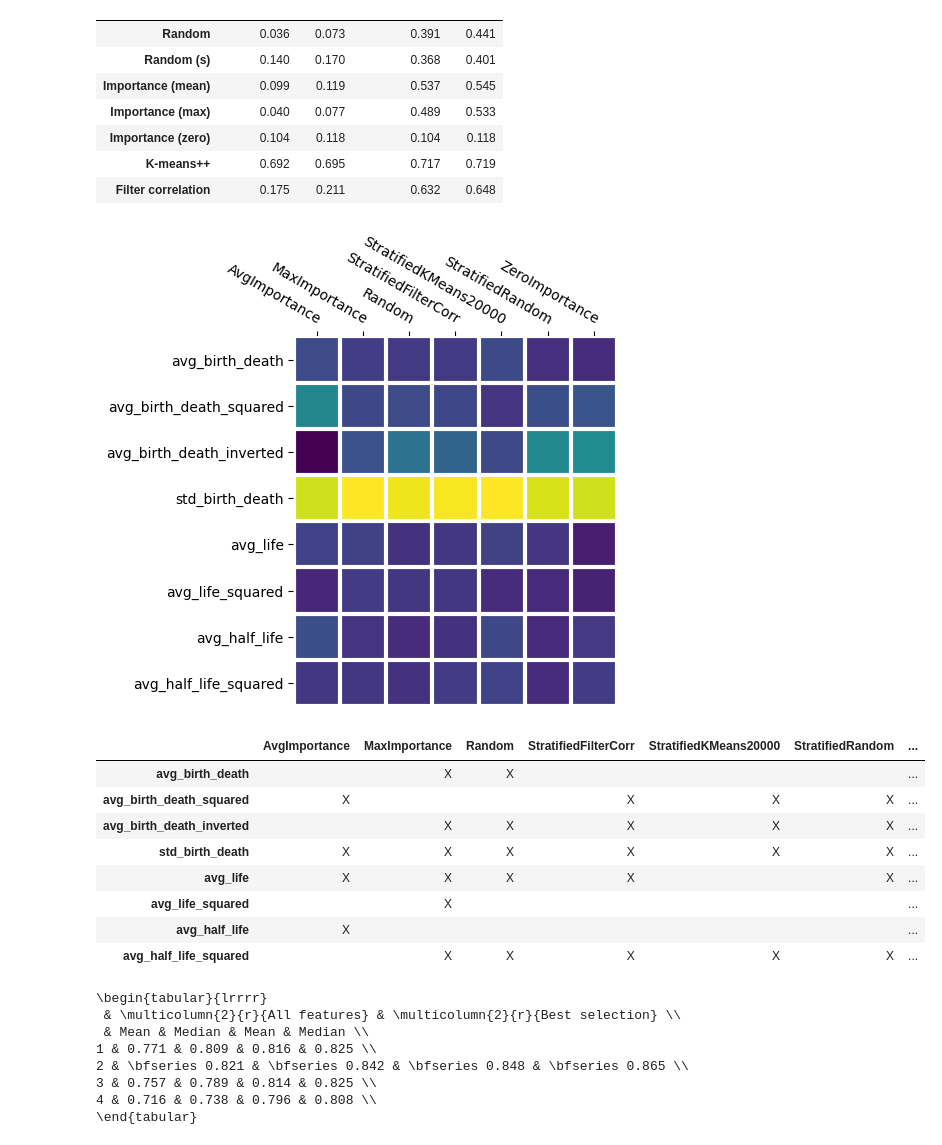
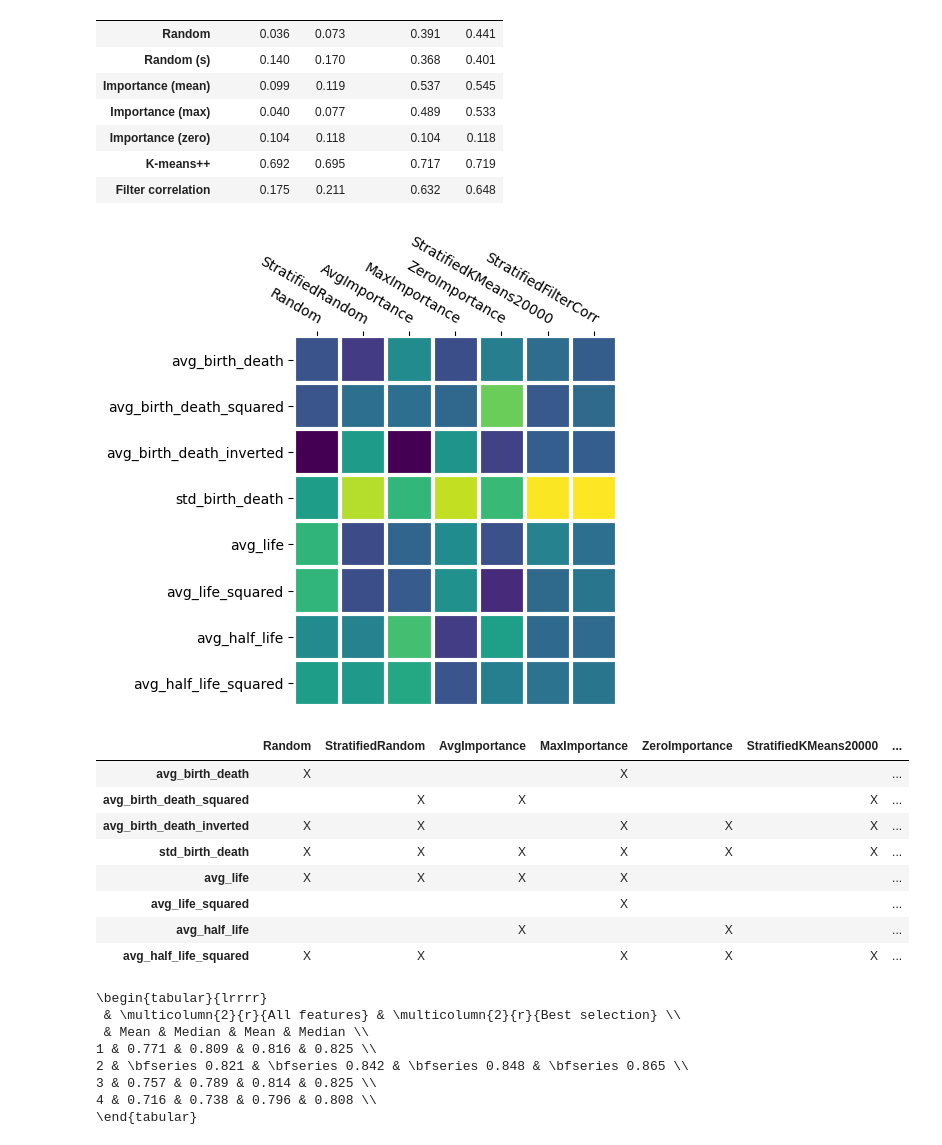
Before and after one commit to carpelli/tfm, a Jupyter notebook: tfm/notebooks/regression.ipynb, the cells around one changed output. Saved outputs shown, nothing was run; the diff lists cells and outputs as text; code cells hidden in the pictures.

```diff
--- a/tfm/notebooks/regression.ipynb
+++ b/tfm/notebooks/regression.ipynb
@@ -149,0 +150,10 @@ best_selection_table(r, samplers)
+# %%
+means = results.mean(axis=2)
+scores = np.zeros((len(features), len(results)))
+for j in range(len(results)):
+	for i, f in enumerate(features):
+		scores[i,j] = max(means[j,ix] for ix, combo in enumerate(combinations) if f in combo)
+scores = scores - scores.max(axis=0)
+pd.DataFrame(scores, index=features, columns=samplers)
+# return df.style.format(precision=3).highlight_max(props='bfseries:;')
+scores.min()
@@ -304,7 +314,7 @@ results_table(r, samplers)
 | K-means++ | 0.692 | 0.695 | 0.717 | 0.719 |
 | Filter correlation | 0.175 | 0.211 | 0.632 | 0.648 |
 # %%
-means = results.mean(axis=2)
+means = results2.mean(axis=2)
 vals = np.zeros((len(features), len(results)))
 for j in range(len(results)):
 	for i, f in enumerate(features):
@@ -317,27 +327,28 @@ vals /= vals.std(axis=0)
 # 			 index=features.keys()).replace({True: 'X', False: ''})
 im, _ = heatmap(vals, features.keys(), samplers)
 # %% [output]
-[figure, old version]
+[figure, new version]
 # %%
 def best_selection_table(results, samplers=None, combos=combinations):
 	data = [
-		[f in combos[np.argmax(np.mean(res, 1))] for f in features]
+		[f in combos[np.argmax(np.median(res, 1))] for f in features]
 		for res in results
 	]
 	data = dict(zip(samplers, data)) if samplers else np.transpose(data)
 	return pd.DataFrame(data, index=features.keys()).replace({True: 'X', False: ''})
 
-best_selection_table(results, samplers)
+b1 = best_selection_table(results, samplers)
+b1
 # %% [output]
-|  | AvgImportance | MaxImportance | Random | StratifiedFilterCorr | StratifiedKMeans20000 | StratifiedRandom | ... |
-| avg_birth_death |  | X | X |  |  |  | ... |
-| avg_birth_death_squared | X |  |  | X | X | X | ... |
-| avg_birth_death_inverted |  | X | X | X | X | X | ... |
+|  | Random | StratifiedRandom | AvgImportance | MaxImportance | ZeroImportance | StratifiedKMeans20000 | ... |
+| avg_birth_death | X |  |  | X |  |  | ... |
+| avg_birth_death_squared |  | X | X |  |  | X | ... |
+| avg_birth_death_inverted | X | X |  | X | X | X | ... |
 | std_birth_death | X | X | X | X | X | X | ... |
-| avg_life | X | X | X | X |  | X | ... |
-| avg_life_squared |  | X |  |  |  |  | ... |
-| avg_half_life | X |  |  |  |  |  | ... |
-| avg_half_life_squared |  | X | X | X | X | X | ... |
+| avg_life | X | X | X | X |  |  | ... |
+| avg_life_squared |  |  |  | X |  |  | ... |
+| avg_half_life |  |  | X |  | X |  | ... |
+| avg_half_life_squared | X | X |  | X | X | X | ... |
 # %%
 results_random = np.array([
 	results_for_sampler(1, files)
```
Also changed, not shown: parts of 25 cells of this notebook, 7 other files.
